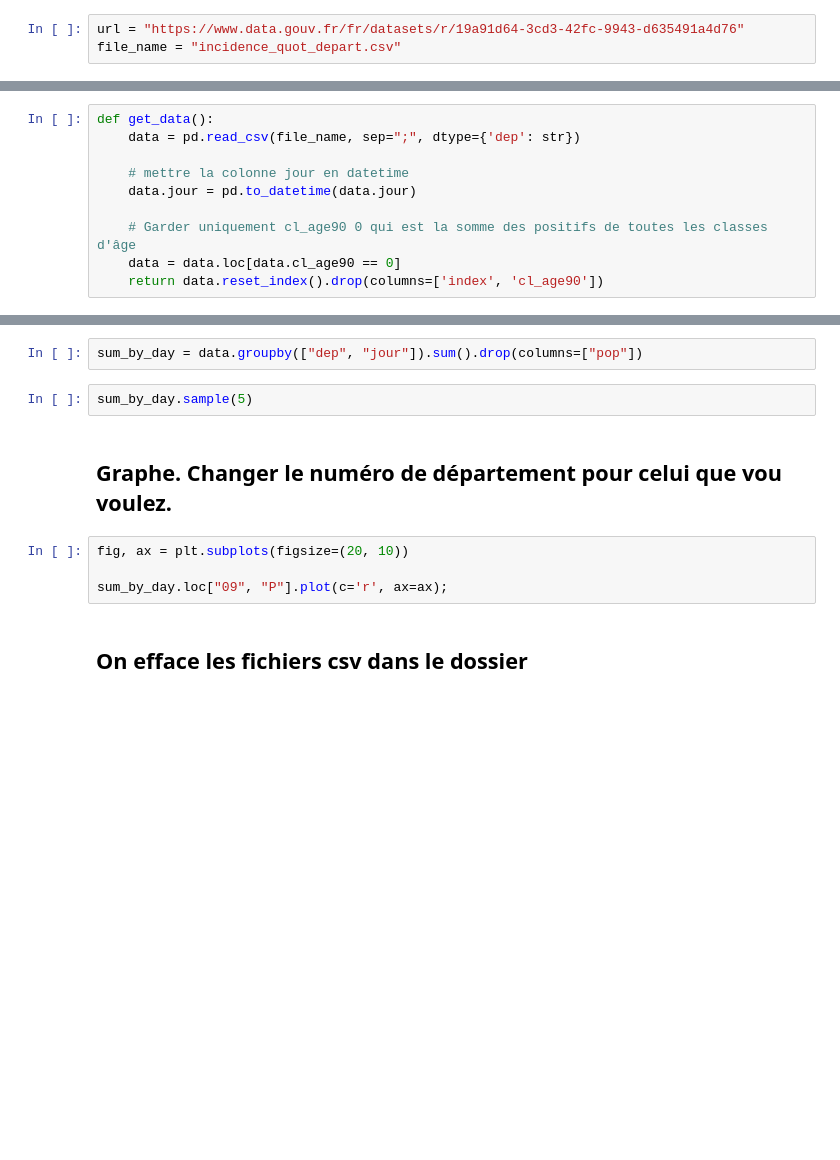
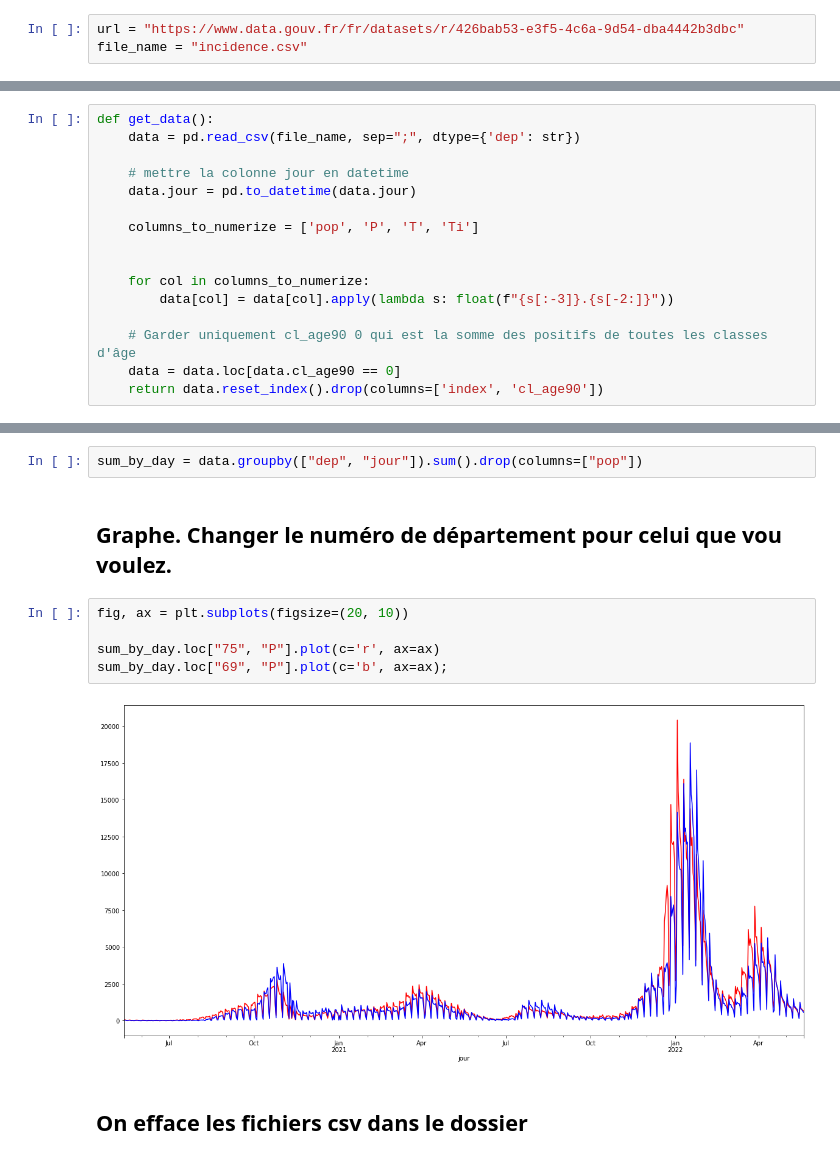
Before and after one commit to philippe-lemaire/insa-notebooks, a Jupyter notebook: exemples/covid/cas_positifs_covid_par_jour_et_departement.ipynb, the cells around one changed output, grey strips where cells are left out. Cells and saved outputs as stored; diff of their text form; blank space fills up the shorter version.

```diff
--- a/exemples/covid/cas_positifs_covid_par_jour_et_departement.ipynb
+++ b/exemples/covid/cas_positifs_covid_par_jour_et_departement.ipynb
@@ -12,6 +12,6 @@ import os
 # %%
-url = "https://www.data.gouv.fr/fr/datasets/r/19a91d64-3cd3-42fc-9943-d635491a4d76"
-file_name = "incidence_quot_depart.csv"
+url = "https://www.data.gouv.fr/fr/datasets/r/426bab53-e3f5-4c6a-9d54-dba4442b3dbc"
+file_name = "incidence.csv"
 # %%
 response = requests.get(url)
 if response.status_code == 200:
@@ -30,6 +32,12 @@ def get_data():
     # mettre la colonne jour en datetime
     data.jour = pd.to_datetime(data.jour)
 
+    columns_to_numerize = ['pop', 'P', 'T', 'Ti']
+
+
+    for col in columns_to_numerize:
+        data[col] = data[col].apply(lambda s: float(f"{s[:-3]}.{s[-2:]}"))
+
     # Garder uniquement cl_age90 0 qui est la somme des positifs de toutes les classes d'âge
     data = data.loc[data.cl_age90 == 0]
     return data.reset_index().drop(columns=['index', 'cl_age90'])
@@ -41,14 +72,15 @@ data.sample(5)
 ## On regroupe par département et par jour
 # %%
 sum_by_day = data.groupby(["dep", "jour"]).sum().drop(columns=["pop"])
-# %%
-sum_by_day.sample(5)
 # %% [markdown]
 ## Graphe. Changer le numéro de département pour celui que vou voulez.
 # %%
 fig, ax = plt.subplots(figsize=(20, 10))
 
-sum_by_day.loc["09", "P"].plot(c='r', ax=ax);
+sum_by_day.loc["75", "P"].plot(c='r', ax=ax)
+sum_by_day.loc["69", "P"].plot(c='b', ax=ax);
+# %% [output]
+[figure, added]
 # %% [markdown]
 ## On efface les fichiers csv dans le dossier
 # %%
```
Also changed, not shown: parts of 4 cells of this notebook.
